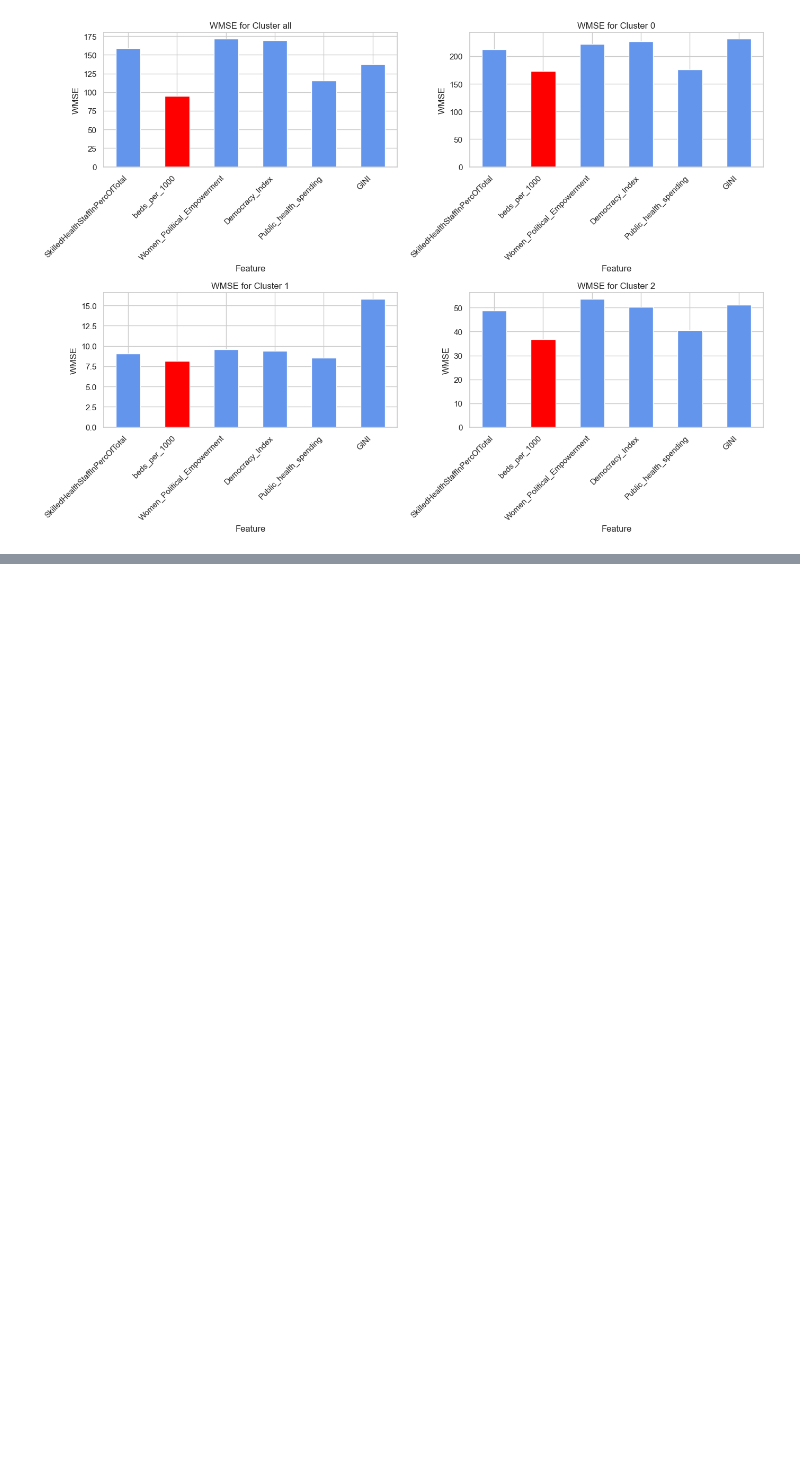
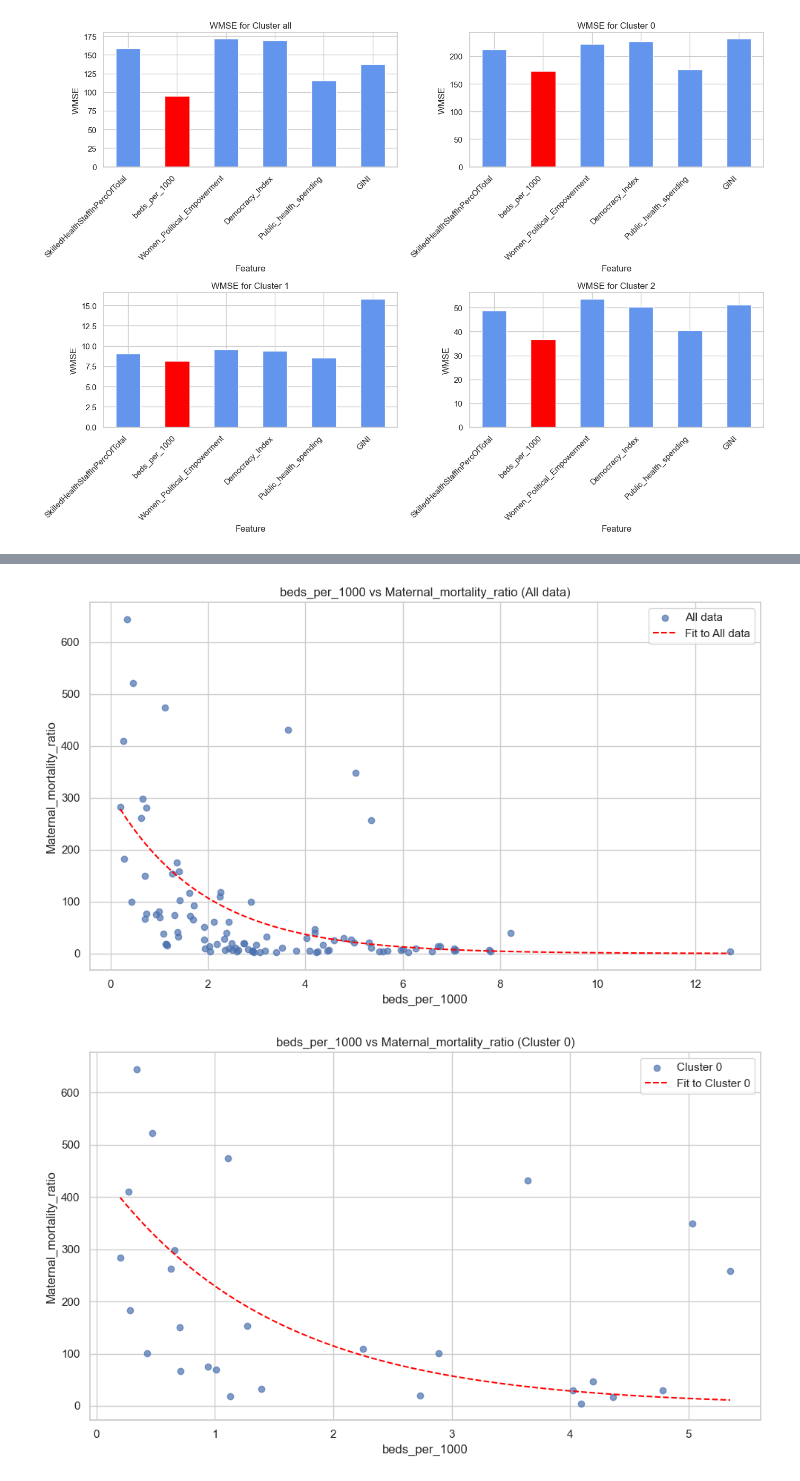
Before and after one commit to MariaStefaniak/SurvivalAtBirth_Global, a Jupyter notebook: Data_Organization/Python_Scripts/FinalNotebook.ipynb, the cells around one changed output, grey strips where cells are left out. Saved outputs shown, nothing was run; the diff lists cells and outputs as text; code cells hidden in the pictures; blank space fills up the shorter version.

Commit message:
Final notebook with lots of plots and tables

```diff
--- a/Data_Organization/Python_Scripts/FinalNotebook.ipynb
+++ b/Data_Organization/Python_Scripts/FinalNotebook.ipynb
@@ -1070,0 +910,15 @@ countryRegressor.Xad
+# %%
+# Ensure the WMSE values are floats
+wmse_table = wmse_table.astype(float)
+# Build a new DataFrame
+best_features_df = pd.DataFrame({
+    "cluster_id": wmse_table.index,
+    "feature": wmse_table.idxmin(axis=1)  # Find column with lowest value per row
+})
+
+# Replace 'all' with -1 in the 'cluster_id' column
+best_features_df["cluster_id"] = best_features_df["cluster_id"].replace("all", -1)
+# Optional: ensure cluster_id is numeric
+best_features_df["cluster_id"] = best_features_df["cluster_id"].astype(int)
+
+print(best_features_df)
@@ -1070,0 +996,62 @@ countryRegressor.Xad
+# %%
+
+for icluster in range(-1, countryRegressor.cluster_choice):
+    # 1. Get best feature for this cluster
+    feature = best_features_df.loc[best_features_df["cluster_id"] == icluster, "feature"].values[0]
+
+    # 2. Train and prepare model
+    countryRegressor.Feature_Selection_Model([feature])
+    countryRegressor.Make_Weights()
+    countryRegressor.Clean_4_Modeling()
+    countryRegressor.Fit()
+    countryRegressor.Clean_Test()
+
+    # 3. Get cluster-specific test data
+    if icluster < 0 :
+        clusterTest_df = countryRegressor.test_clean_df.copy()
+        label = 'All data'
+    else :
+        clusterTest_df = countryRegressor.test_clean_df[countryRegressor.test_clean_df["cluster_id"] == icluster].copy()
+        label = f'Cluster {icluster}'
+
+    # 4. Plot
+    plt.figure(figsize=(10, 6))
+    sns.set(style="whitegrid")
+
+    # Scatter actual points
+    plt.scatter(
+        clusterTest_df[feature],
+        clusterTest_df["Maternal_mortality_ratio"],
+        label=label,
+        alpha=0.7
+    )
+
+    # Create smooth feature range
+    x_vals = np.linspace(clusterTest_df[feature].min(), clusterTest_df[feature].max(), 100)
+
+    # Build DataFrame for prediction
+    X_pred = pd.DataFrame({feature: x_vals}, index=[f"{icluster}_{i}" for i in range(len(x_vals))])
+
+    # If your model requires 'cluster_id', include it
+    if "cluster_id" in countryRegressor.features4model:
+        X_pred["cluster_id"] = icluster
+
+    # Predict
+    y_pred = countryRegressor.Predict(X_pred[countryRegressor.features4model],icluster)
+
+    # Plot the fitted line (assuming binary classification and you want P(positive) * 100000)
+    plt.plot(x_vals, y_pred[:, 0] * 100000, linestyle="--", color="red", label="Fit to "+label)
+    plt.title(f"{feature} vs Maternal_mortality_ratio ({label})")
+
+
+    # Labels and legend
+    plt.xlabel(feature)
+    plt.ylabel("Maternal_mortality_ratio")
+
+    plt.legend()
+    plt.tight_layout()
+    plt.savefig(f"Plots/Maternal_Mortality_Fit_Cluster_{icluster}_{feature}.png", dpi=300)
+    plt.show()
+# %% [output]
+[figure, added]
+[figure, added]
```
Also changed, not shown: parts of 20 cells of this notebook.
